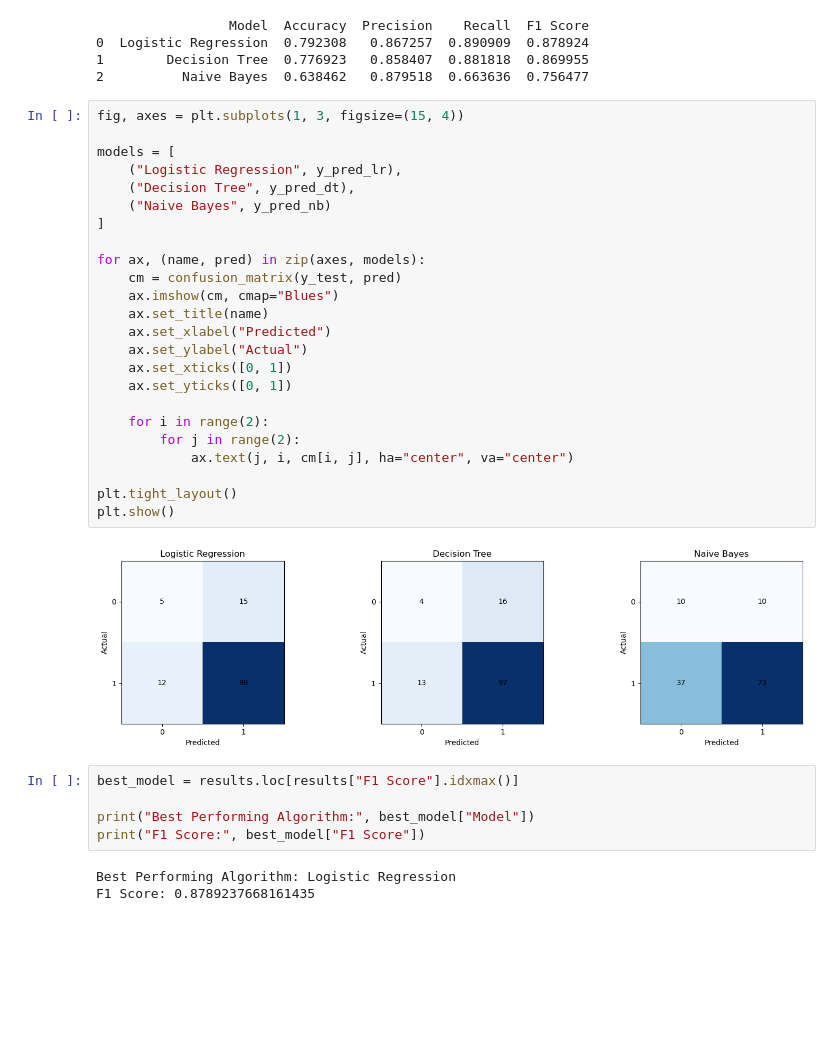
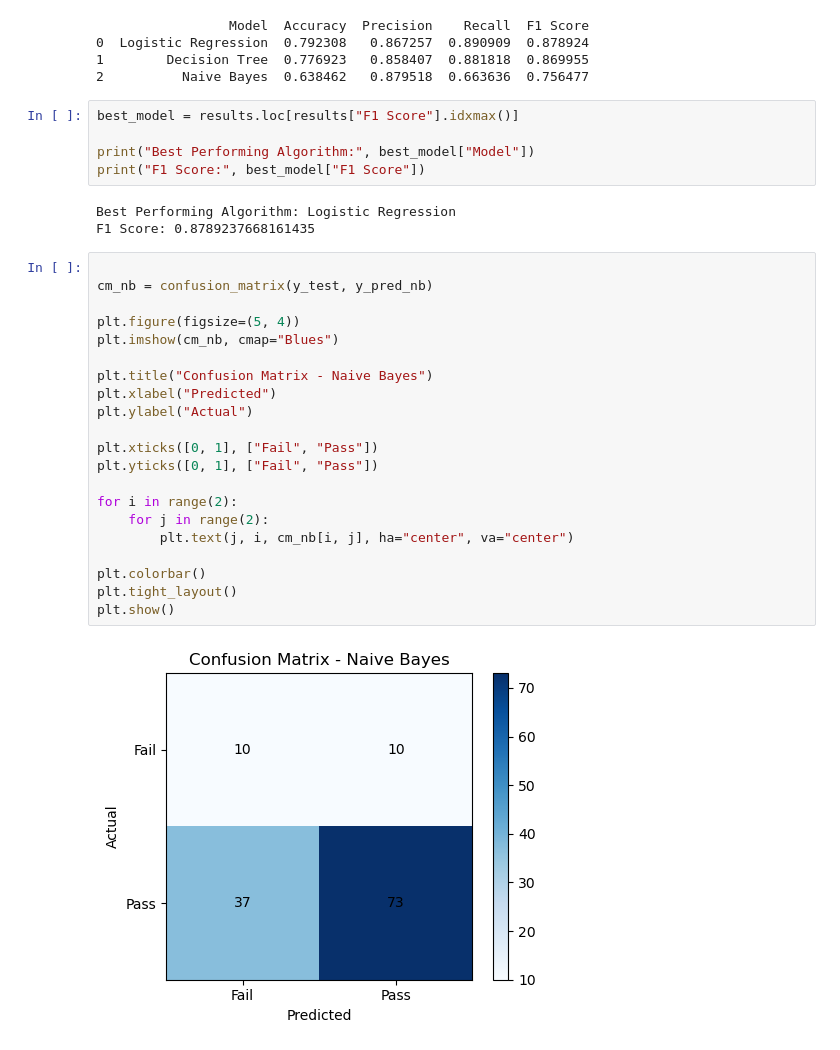
Before and after one commit to Dhanush02006/AML-Individual-Task, a Jupyter notebook: student_performance_aml_classification.ipynb, the cells around one changed output. Saved outputs shown, nothing was run; the diff lists cells and outputs as text; blank space fills up the shorter version.

```diff
--- a/student_performance_aml_classification.ipynb
+++ b/student_performance_aml_classification.ipynb
@@ -186,32 +186,6 @@ print(results)
 0  Logistic Regression  0.792308   0.867257  0.890909  0.878924
 1        Decision Tree  0.776923   0.858407  0.881818  0.869955
 2          Naive Bayes  0.638462   0.879518  0.663636  0.756477
-# %%
-fig, axes = plt.subplots(1, 3, figsize=(15, 4))
-
-models = [
-    ("Logistic Regression", y_pred_lr),
-    ("Decision Tree", y_pred_dt),
-    ("Naive Bayes", y_pred_nb)
-]
-
-for ax, (name, pred) in zip(axes, models):
-    cm = confusion_matrix(y_test, pred)
-    ax.imshow(cm, cmap="Blues")
-    ax.set_title(name)
-    ax.set_xlabel("Predicted")
-    ax.set_ylabel("Actual")
-    ax.set_xticks([0, 1])
-    ax.set_yticks([0, 1])
-
-    for i in range(2):
-        for j in range(2):
-            ax.text(j, i, cm[i, j], ha="center", va="center")
-
-plt.tight_layout()
-plt.show()
-# %% [output]
-[figure, removed]
 # %%
 best_model = results.loc[results["F1 Score"].idxmax()]
 
@@ -220,3 +194,26 @@ print("F1 Score:", best_model["F1 Score"])
 # %% [output]
 Best Performing Algorithm: Logistic Regression
 F1 Score: 0.8789237668161435
+# %%
+
+cm_nb = confusion_matrix(y_test, y_pred_nb)
+
+plt.figure(figsize=(5, 4))
+plt.imshow(cm_nb, cmap="Blues")
+
+plt.title("Confusion Matrix - Naive Bayes")
+plt.xlabel("Predicted")
+plt.ylabel("Actual")
+
+plt.xticks([0, 1], ["Fail", "Pass"])
+plt.yticks([0, 1], ["Fail", "Pass"])
+
+for i in range(2):
+    for j in range(2):
+        plt.text(j, i, cm_nb[i, j], ha="center", va="center")
+
+plt.colorbar()
+plt.tight_layout()
+plt.show()
+# %% [output]
+[figure, added]
```
Also changed, not shown: parts of 1 cell of this notebook.
